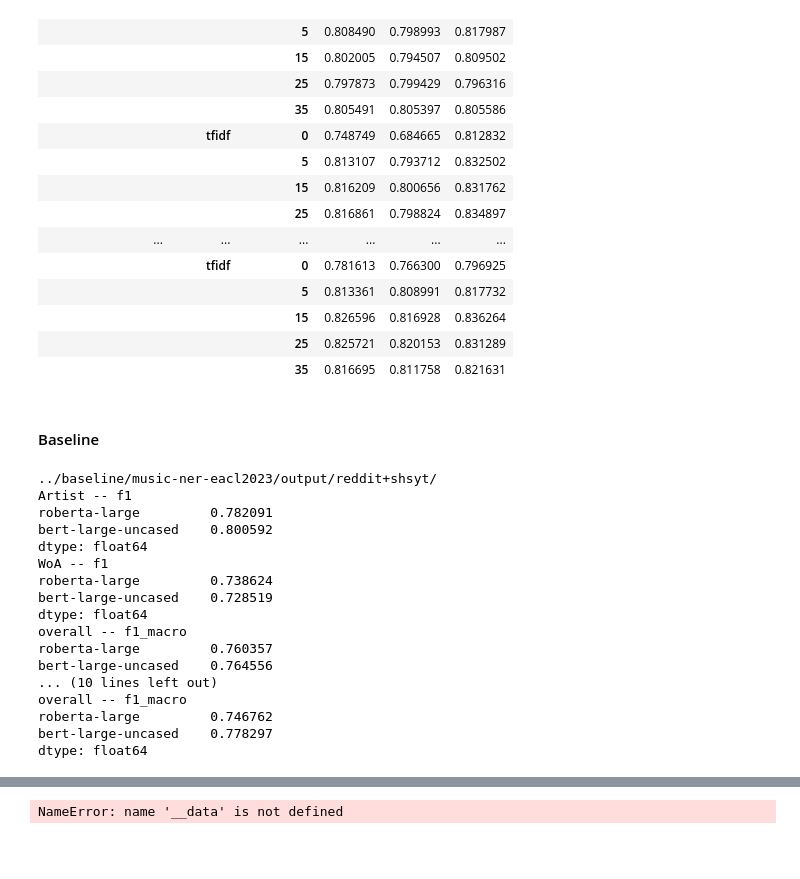
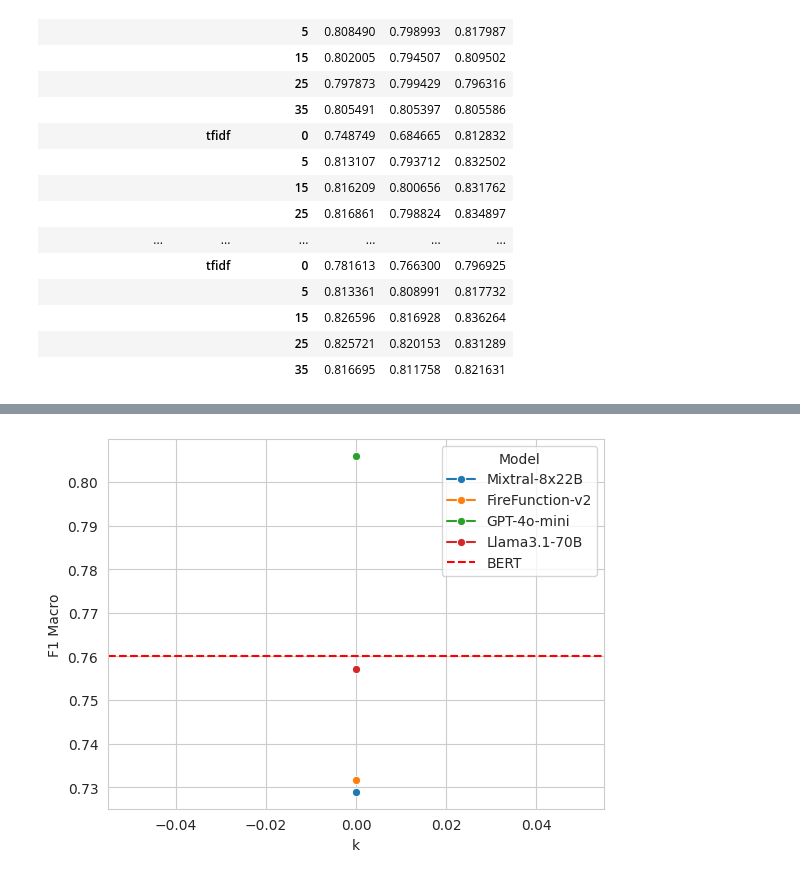
Before and after one commit to progsi/YTUnCoverLLM, a Jupyter notebook: notebooks/results_benchmark.ipynb, the cells around one changed output, grey strips where cells are left out. Cells and saved outputs as stored; diff of their text form; code cells hidden in the pictures; blank space fills up the shorter version.

```diff
--- a/notebooks/results_benchmark.ipynb
+++ b/notebooks/results_benchmark.ipynb
@@ -81,63 +83,6 @@ results_for_metric(results_yt, "f1")
 |  |  | 15 | 0.826596 | 0.816928 | 0.836264 |
 |  |  | 25 | 0.825721 | 0.820153 | 0.831289 |
 |  |  | 35 | 0.816695 | 0.811758 | 0.821631 |
-# %% [markdown]
-#### Baseline
-# %%
-import json
-
-
-def get_baseline_results(path: str, eval_scheme: str, eval_cls: str, metric: str):
-
-    baseline_results = {}
-
-    key = f"predict_{eval_cls}_{eval_scheme}_{metric}"
-
-    for dataset in os.listdir(baseline_output_path):
-        for model in os.listdir(os.path.join(baseline_output_path, dataset)):
-            if not baseline_results.get(model):
-                baseline_results[model] = []
-            with open(os.path.join(baseline_output_path, dataset, model, "predict_results.json"), "r") as f:
-                content = json.load(f)
-
-            baseline_results[model].append(content[key])
-    return pd.DataFrame(baseline_results)
-
-#sampling_method = "rand"
-eval_cls = "overall"
-eval_scheme = "strict"
-
-baseline_output_path = "../baseline/music-ner-eacl2023/output/reddit+shsyt/"
-print(baseline_output_path)
-for eval_cls in ["Artist", "WoA", "overall"]:
-    metric = "f1_macro" if eval_cls == "overall" else "f1"
-    print(f"{eval_cls} -- {metric}")
-    print(get_baseline_results(baseline_output_path, eval_scheme, eval_cls, metric).mean())
-
-baseline_output_path = "../baseline/music-ner-eacl2023/output/shsyt/"
-print(baseline_output_path)
-for eval_cls in ["Artist", "WoA", "overall"]:
-    metric = "f1_macro" if eval_cls == "overall" else "f1"
-    print(f"{eval_cls} -- {metric}")
-    print(get_baseline_results(baseline_output_path, eval_scheme, eval_cls, metric).mean())
-# %% [output]
-../baseline/music-ner-eacl2023/output/reddit+shsyt/
-Artist -- f1
-roberta-large         0.782091
-bert-large-uncased    0.800592
-dtype: float64
-WoA -- f1
-roberta-large         0.738624
-bert-large-uncased    0.728519
-dtype: float64
-overall -- f1_macro
-roberta-large         0.760357
-bert-large-uncased    0.764556
-... (10 lines left out)
-overall -- f1_macro
-roberta-large         0.746762
-bert-large-uncased    0.778297
-dtype: float64
 # %%
 import seaborn as sns
 import matplotlib.pyplot as plt
@@ -184,7 +129,8 @@ sampling_method = "rand"
 metric = "f1_macro"
 eval_scheme = "strict"
 eval_cls = "overall"
-baseline_value = get_baseline_results(baseline_output_path, eval_scheme, eval_cls, metric).mean().item()
+baseline_value = 0.76
 
-#plot(__data, sampling_method, metric, baseline_value, "BERT", save_path="../figures/results_rand_f1_macro.pdf")
+# TODO: fix this!
+plot(results_for_metric(results_rdyt, "f1"), sampling_method, metric, baseline_value, "BERT", save_path="../figures/results_rand_f1_macro.pdf")
 # %% [output]
@@ -197,4 +154 @@ baseline_value = get_baseline_results(baseline_output_path, eval_scheme, eval_cl
+[figure, added]
-# %%
-plot(__data, "tfidf", metric, baseline_value, "BERT", save_path="../figures/results_tfidf_f1_macro.pdf")
-# %% [output]
-NameError: name '__data' is not defined
```
Also changed, not shown: parts of 3 cells of this notebook, 3 other files.
